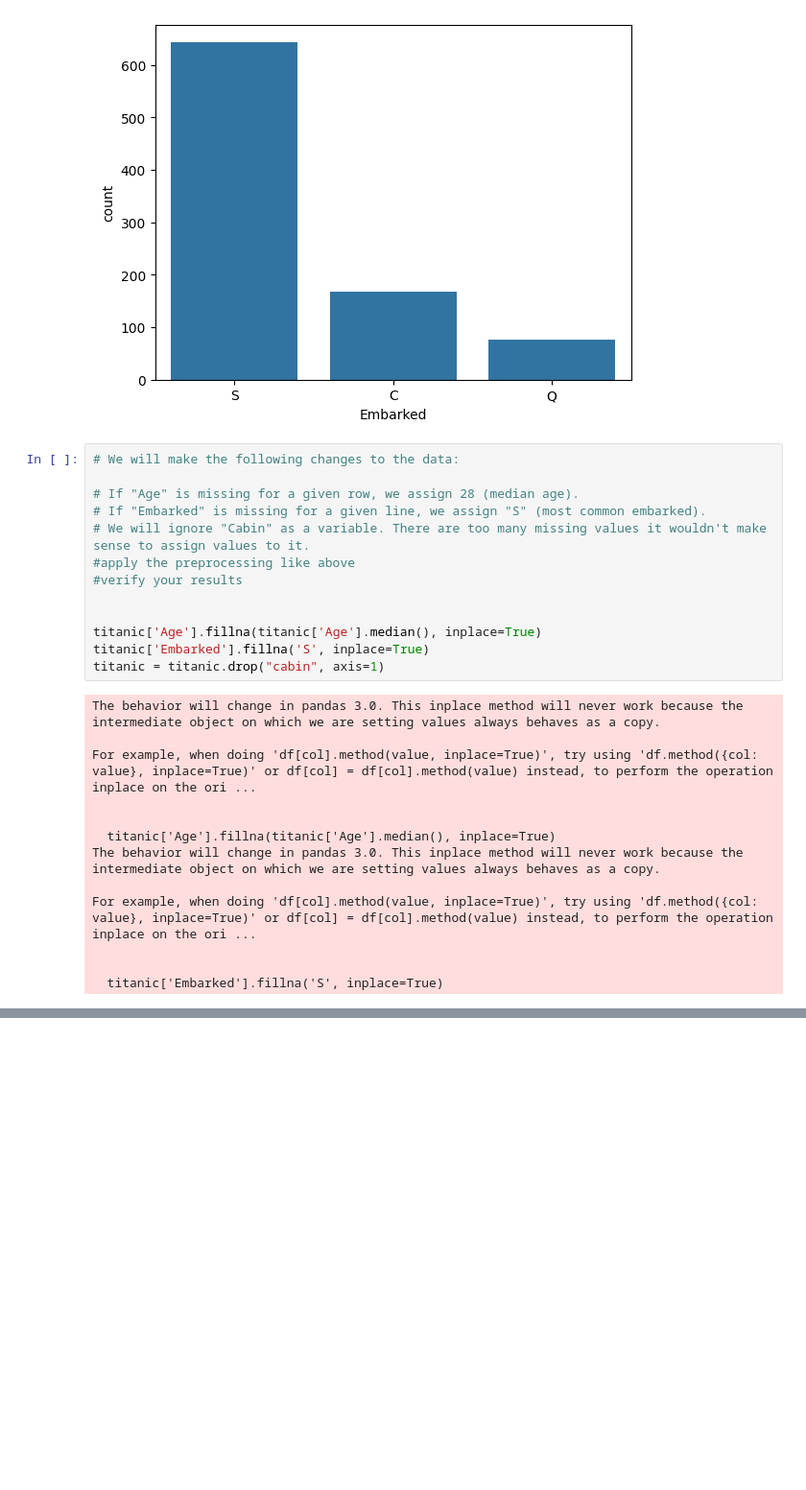
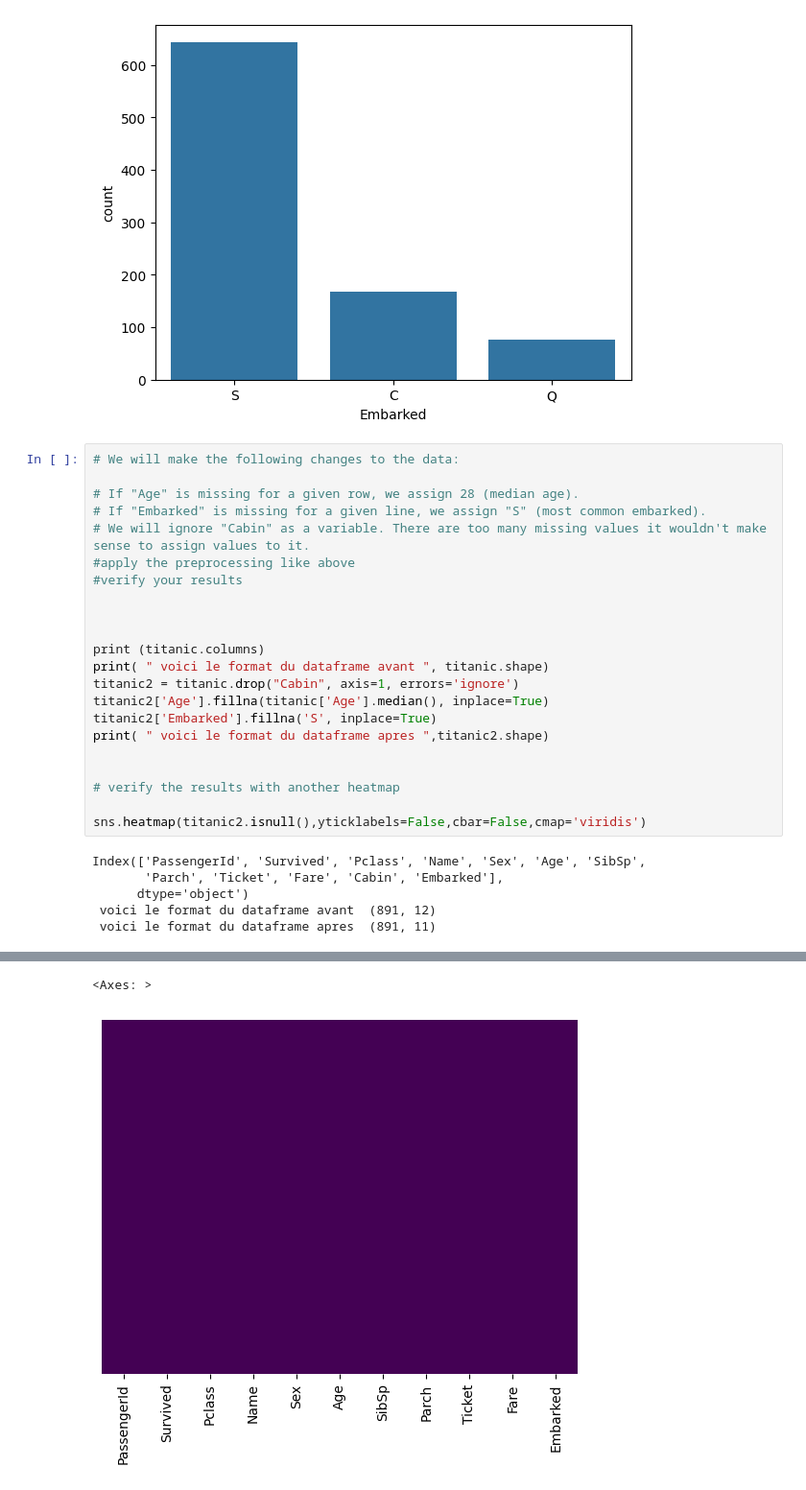
Before and after one commit to youcef-2001/MachineLearning2, a Jupyter notebook: jour2/Reg_Logtic_titanic.ipynb, the cells around one changed output, grey strips where cells are left out. Shown at 96% size. Cells and saved outputs as stored; diff of their text form; blank space fills up the shorter version.

Commit message:
clearing test data set for titanic

```diff
--- a/jour2/Reg_Logtic_titanic.ipynb
+++ b/jour2/Reg_Logtic_titanic.ipynb
@@ -77,19 +77,21 @@ plt.show()
 #verify your results
 
 
-titanic['Age'].fillna(titanic['Age'].median(), inplace=True)
-titanic['Embarked'].fillna('S', inplace=True)
-titanic = titanic.drop("cabin", axis=1)
+
+print (titanic.columns)
+print( " voici le format du dataframe avant ", titanic.shape)
+titanic2 = titanic.drop("Cabin", axis=1, errors='ignore')
+titanic2['Age'].fillna(titanic['Age'].median(), inplace=True)
+titanic2['Embarked'].fillna('S', inplace=True)
+print( " voici le format du dataframe apres ",titanic2.shape)
+
+
+# verify the results with another heatmap
+
+sns.heatmap(titanic2.isnull(),yticklabels=False,cbar=False,cmap='viridis')
 # %% [output]
-The behavior will change in pandas 3.0. This inplace method will never work because the intermediate object on which we are setting values always behaves as a copy.
-
-For example, when doing 'df[col].method(value, inplace=True)', try using 'df.method({col: value}, inplace=True)' or df[col] = df[col].method(value) instead, to perform the operation inplace on the ori ...
-
-
-  titanic['Age'].fillna(titanic['Age'].median(), inplace=True)
-The behavior will change in pandas 3.0. This inplace method will never work because the intermediate object on which we are setting values always behaves as a copy.
-
-For example, when doing 'df[col].method(value, inplace=True)', try using 'df.method({col: value}, inplace=True)' or df[col] = df[col].method(value) instead, to perform the operation inplace on the ori ...
-
-
-  titanic['Embarked'].fillna('S', inplace=True)
+Index(['PassengerId', 'Survived', 'Pclass', 'Name', 'Sex', 'Age', 'SibSp',
+       'Parch', 'Ticket', 'Fare', 'Cabin', 'Embarked'],
+      dtype='object')
+ voici le format du dataframe avant  (891, 12)
+ voici le format du dataframe apres  (891, 11)
@@ -96,0 +110,2 @@ KeyError: "['cabin'] not found in axis"
+<Axes: >
+[figure, added]
```
Also changed, not shown: parts of 7 cells of this notebook, 1 other file.
